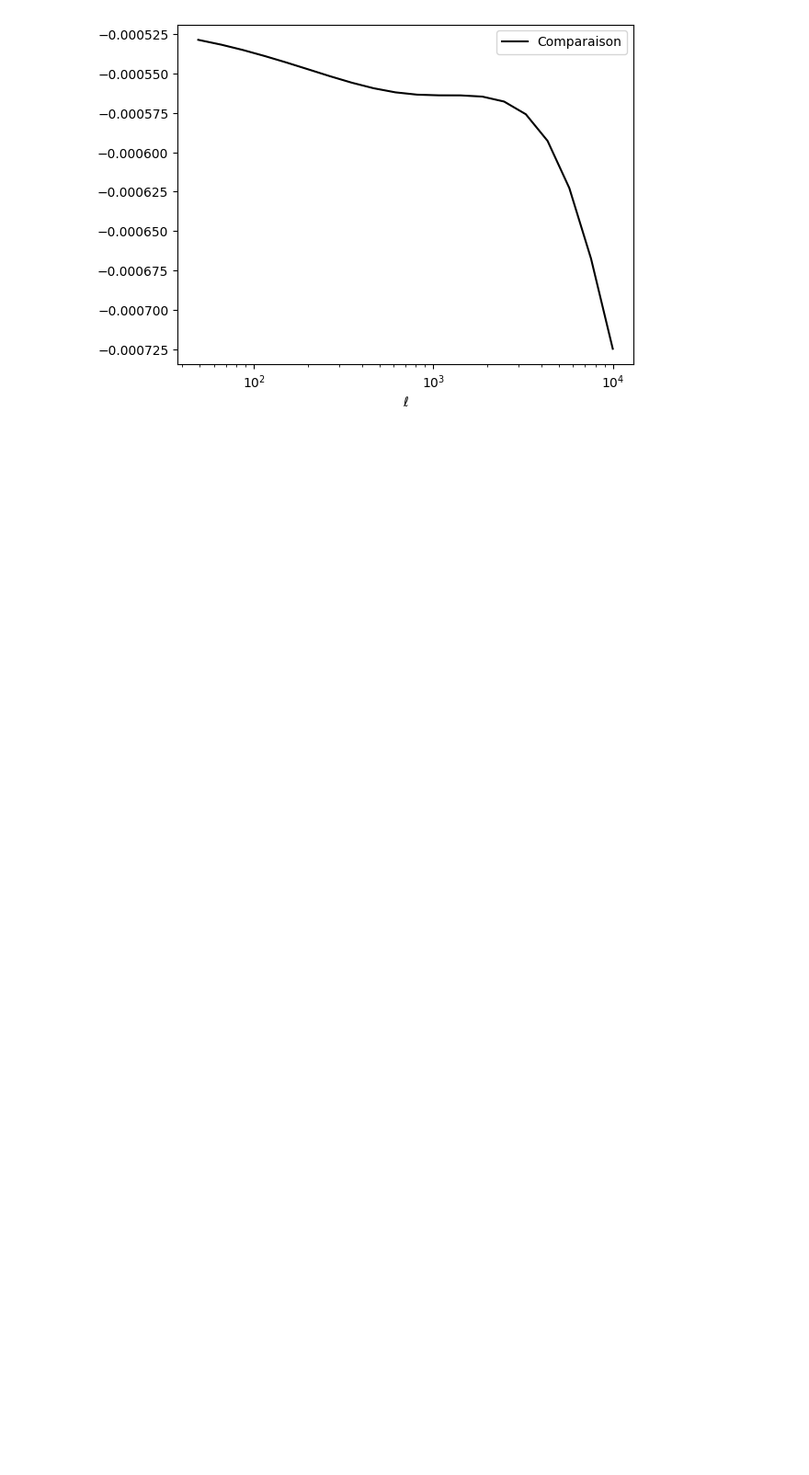
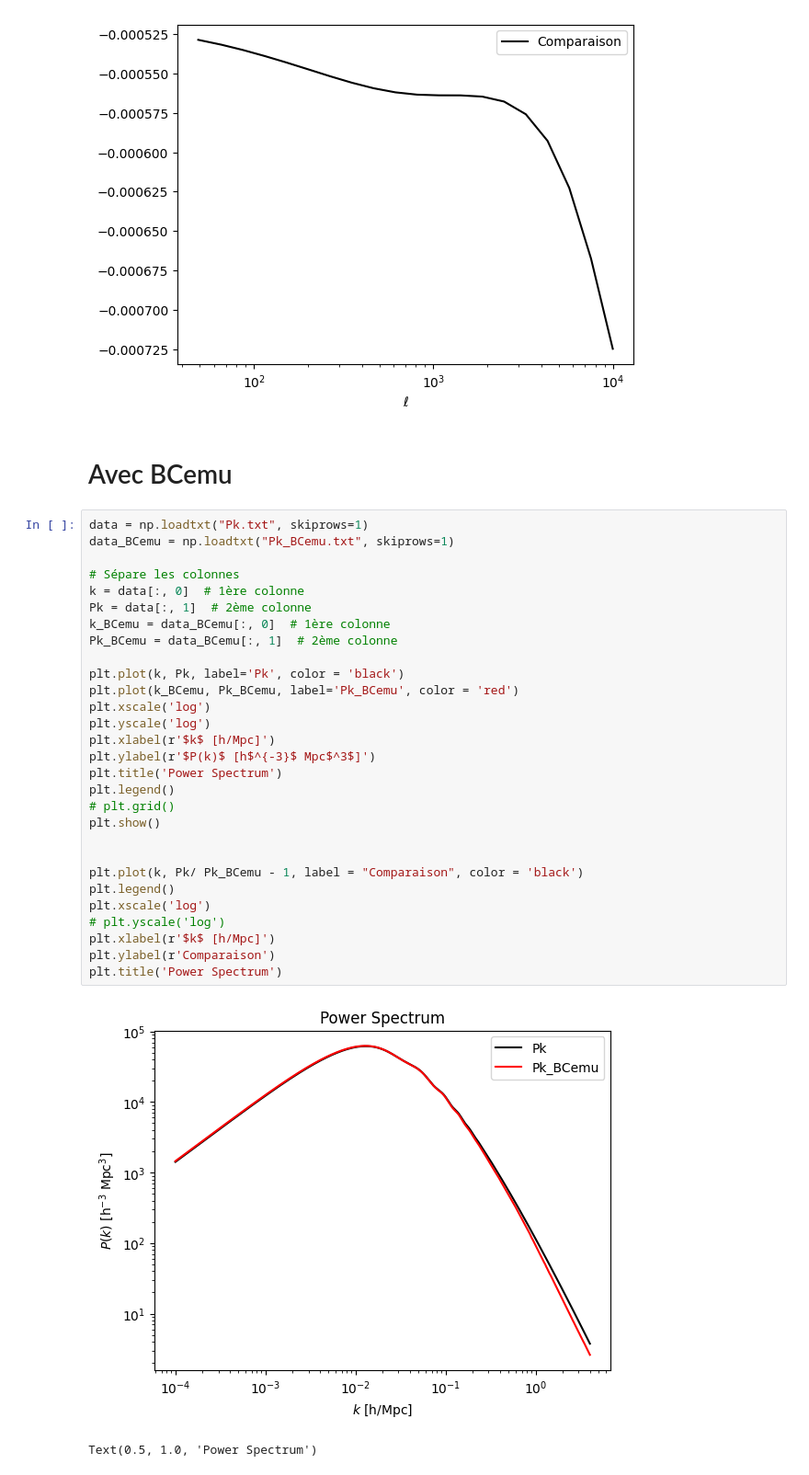
Before and after one commit to Thomas054/My_hmf, a Jupyter notebook: Cobaya/Avec_modifs/tests_modifs_cobaya.ipynb, the cells around one changed output. Shown at 92% size. Cells and saved outputs as stored; diff of their text form; blank space fills up the shorter version.

Commit message:
Résultats avec BCemu

```diff
--- a/Cobaya/Avec_modifs/tests_modifs_cobaya.ipynb
+++ b/Cobaya/Avec_modifs/tests_modifs_cobaya.ipynb
@@ -48,3 +54,37 @@ plt.show()
 # %% [output]
 [figure]
 [figure]
+# %% [markdown]
+# Avec BCemu
+# %%
+data = np.loadtxt("Pk.txt", skiprows=1)
+data_BCemu = np.loadtxt("Pk_BCemu.txt", skiprows=1)
+
+# Sépare les colonnes
+k = data[:, 0]  # 1ère colonne
+Pk = data[:, 1]  # 2ème colonne
+k_BCemu = data_BCemu[:, 0]  # 1ère colonne
+Pk_BCemu = data_BCemu[:, 1]  # 2ème colonne
+
+plt.plot(k, Pk, label='Pk', color = 'black')
+plt.plot(k_BCemu, Pk_BCemu, label='Pk_BCemu', color = 'red')
+plt.xscale('log')
+plt.yscale('log')
+plt.xlabel(r'$k$ [h/Mpc]')
+plt.ylabel(r'$P(k)$ [h$^{-3}$ Mpc$^3$]')
+plt.title('Power Spectrum')
+plt.legend()
+# plt.grid()
+plt.show()
+
+
+plt.plot(k, Pk/ Pk_BCemu - 1, label = "Comparaison", color = 'black')
+plt.legend()
+plt.xscale('log')
+# plt.yscale('log')
+plt.xlabel(r'$k$ [h/Mpc]')
+plt.ylabel(r'Comparaison')
+plt.title('Power Spectrum')
+# %% [output]
+[figure, added]
+Text(0.5, 1.0, 'Power Spectrum')
```
Also changed, not shown: parts of 6 cells of this notebook, 4 other files.
